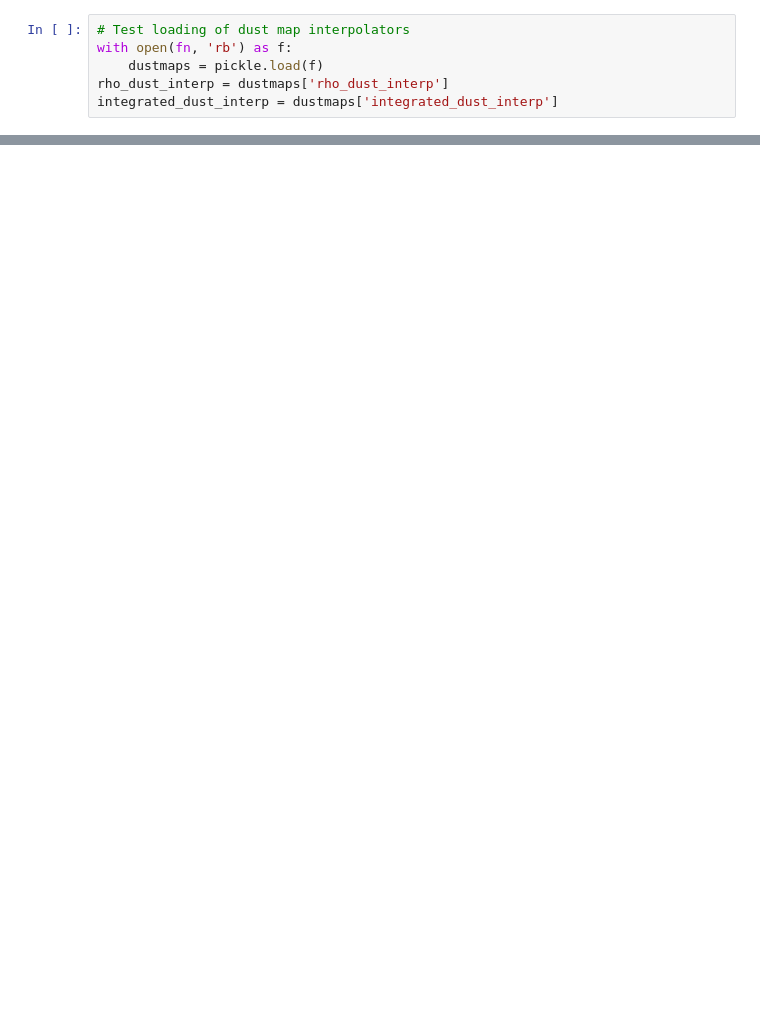
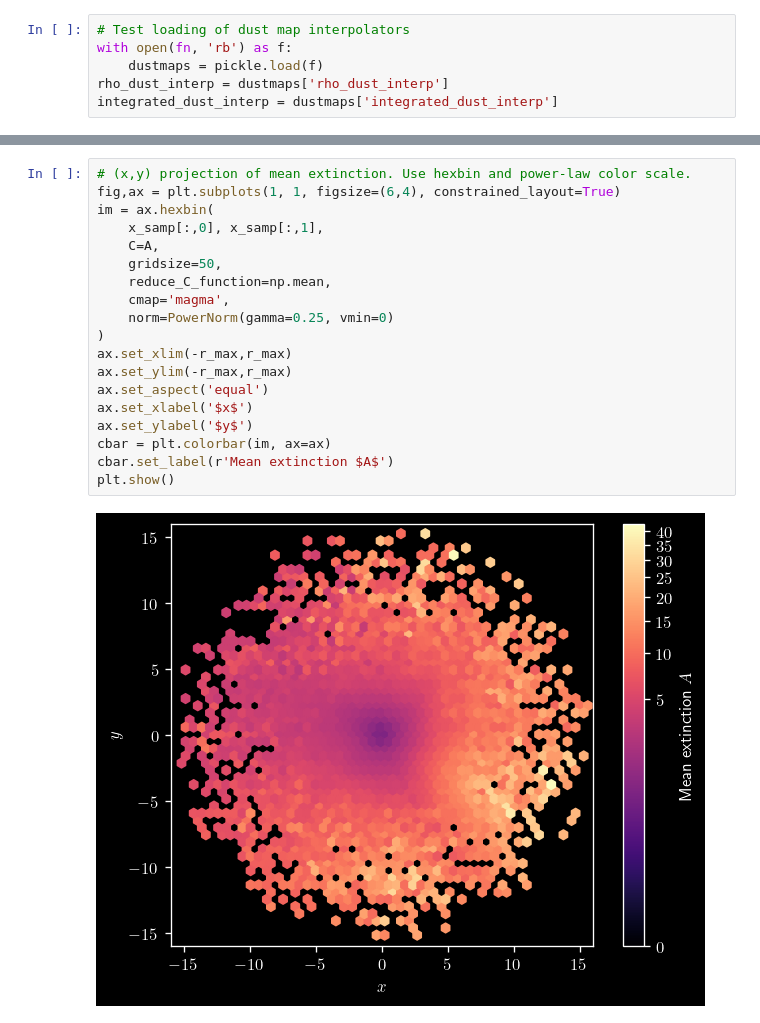
Before and after one commit to gregreen/deep-potential, a Jupyter notebook: scripts/plummer/plummer_sphere_selfn.ipynb, the cells around one changed output, grey strips where cells are left out. Drawn from its saved outputs; the diff is of its cells as text; blank space fills up the shorter version.

```diff
--- a/scripts/plummer/plummer_sphere_selfn.ipynb
+++ b/scripts/plummer/plummer_sphere_selfn.ipynb
@@ -768,0 +829,21 @@ integrated_dust_interp = dustmaps['integrated_dust_interp']
+# %%
+# (x,y) projection of mean extinction. Use hexbin and power-law color scale.
+fig,ax = plt.subplots(1, 1, figsize=(6,4), constrained_layout=True)
+im = ax.hexbin(
+    x_samp[:,0], x_samp[:,1],
+    C=A,
+    gridsize=50,
+    reduce_C_function=np.mean,
+    cmap='magma',
+    norm=PowerNorm(gamma=0.25, vmin=0)
+)
+ax.set_xlim(-r_max,r_max)
+ax.set_ylim(-r_max,r_max)
+ax.set_aspect('equal')
+ax.set_xlabel('$x$')
+ax.set_ylabel('$y$')
+cbar = plt.colorbar(im, ax=ax)
+cbar.set_label(r'Mean extinction $A$')
+plt.show()
+# %% [output]
+[figure, added]
```
Also changed, not shown: parts of 20 cells of this notebook.
